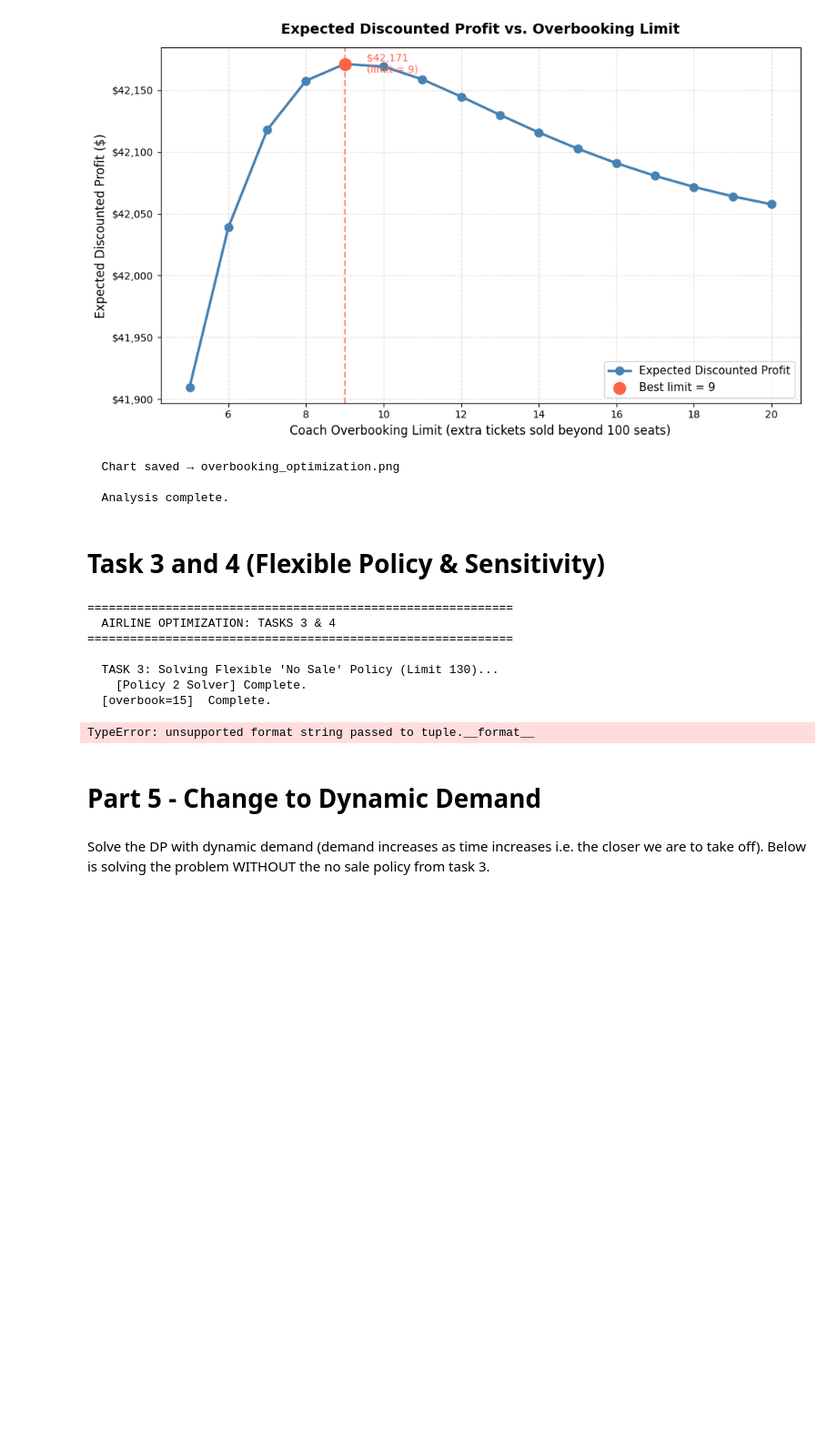
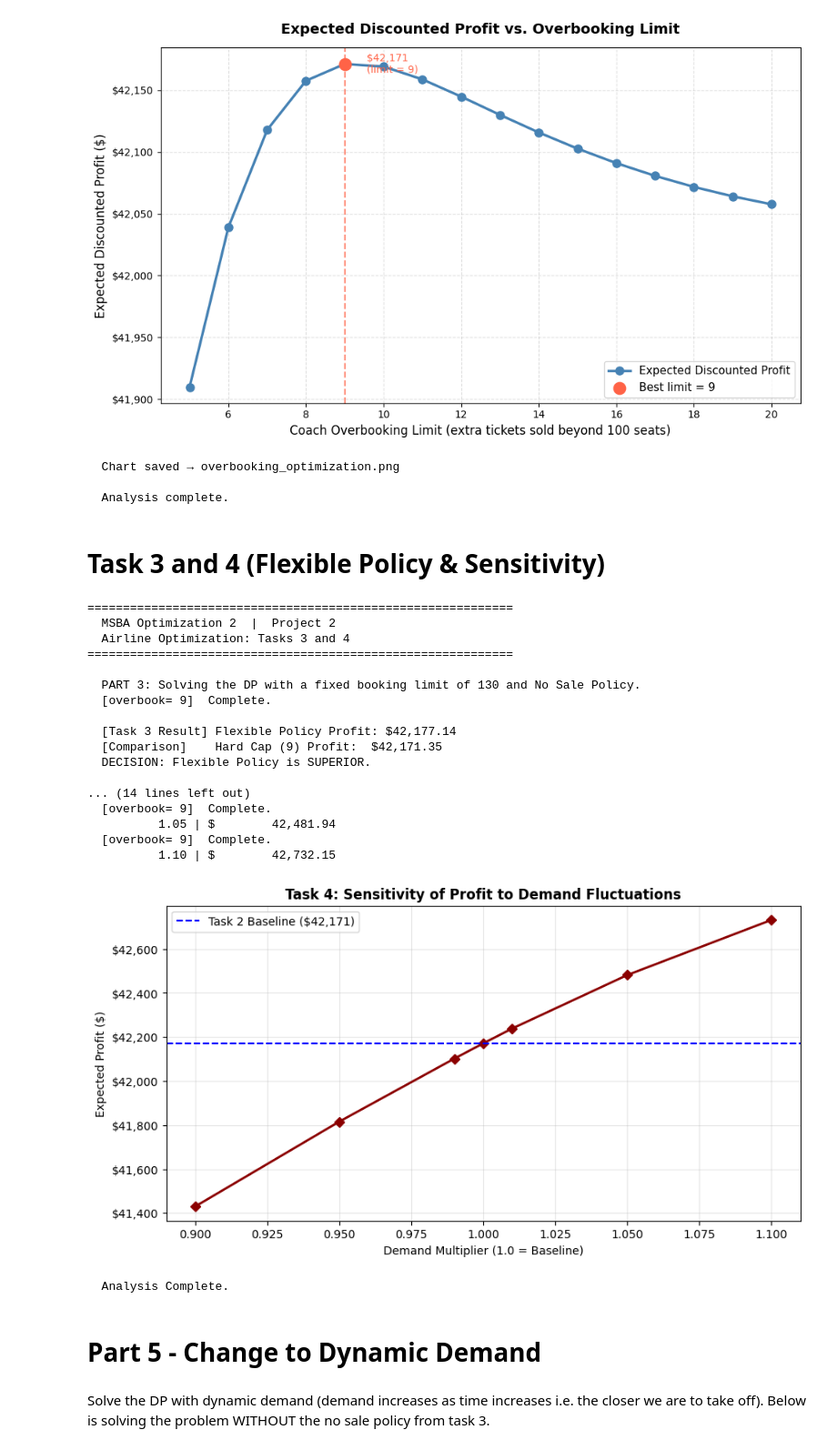
Before and after one commit to jringler30/airline_dynamic_programming, a Jupyter notebook: opti2_project2.ipynb, the cells around one changed output. Shown at 91% size. Saved outputs shown, nothing was run; the diff lists cells and outputs as text; code cells hidden in the pictures; blank space fills up the shorter version.

```diff
--- a/opti2_project2.ipynb
+++ b/opti2_project2.ipynb
@@ -515,7 +515,7 @@ if __name__ == "__main__":
 # %% [markdown]
 # Task 3 and 4 (Flexible Policy & Sensitivity)
 # %%
-def solve_dp_flexible_with_policy(max_coach=130):
+def solve_dp_flexible(max_coach=130):
     """
     Re-solve Policy 2 (No Sale, static demand) returning both the
     value table AND the optimal policy table.
@@ -584,7 +584,7 @@ def solve_dp_flexible_with_policy(max_coach=130):
                 value[t, cs, fs]  = best_ev
                 policy[t, cs, fs] = [best_coach_price, best_first_price]
 
-    print(f"    [Policy 2 Solver] Complete.{'':40}")
+    # print(f"    [Policy 2 Solver] Complete.{'':40}")
     return value, policy
 # %%
 def run_sensitivity_analysis(best_limit, multipliers):
@@ -627,16 +632,65 @@ def plot_task_4(sensitivity_results):
     plt.show()
-# %%
-if __name__ == "__main__":
-  main_v2()
-# %% [output]
-============================================================
-  AIRLINE OPTIMIZATION: TASKS 3 & 4
-============================================================
-
-  TASK 3: Solving Flexible 'No Sale' Policy (Limit 130)...
-    [Policy 2 Solver] Complete.
-  [overbook=15]  Complete.
-TypeError: unsupported format string passed to tuple.__format__
+# %%
+# Main Execution Block for the No Sale Policy
+
+def main_2():
+
+    print("\n" + "=" * 60)
+    print("  MSBA Optimization 2  |  Project 2")
+    print("  Airline Optimization: Tasks 3 and 4")
+    print("=" * 60)
+
+    # ── PART 3: Baseline with booking limit = 130 and No Sale Policy ─────────────
+    print("\n  PART 3: Solving the DP with a fixed booking limit of 130 and No Sale Policy.")
+    # print("  This is our benchmark — 5 seats beyond the 100-seat coach cabin.\n")
+
+    # NOTE: solve_dp_flexible_with_policy also returns the policy table, but we only need value here.
+    value, policy_table_placeholder = solve_dp_flexible(max_coach=130)
+
+    no_sale_fixed_profit = value[SELLING_HORIZON, 0, 0]
+
+    # We need a Task 2 result for comparison (using limit 15 as placeholder)
+    task2_best_limit = 9
+    task2_best_profit = solve_dp(task2_best_limit)
+
+    print(f"\n  [Task 3 Result] Flexible Policy Profit: ${no_sale_fixed_profit:,.2f}")
+    print(f"  [Comparison]    Hard Cap (9) Profit:  ${task2_best_profit:,.2f}")
+
+    if no_sale_fixed_profit > task2_best_profit:
+        print("  DECISION: Flexible Policy is SUPERIOR.")
+    else:
+        print("  DECISION: Hard Cap Policy is SUPERIOR.")
+
+
+   # Run Task 4
+    print("\n  TASK 4: Running Sensitivity Analysis on Sales Probabilities...")
+    multipliers = [0.90, 0.95, 0.99, 1.0, 1.01, 1.05, 1.10]
+    sens_results = run_sensitivity_analysis(task2_best_limit, multipliers)
+
+    plot_task_4(sens_results, baseline_profit=task2_best_profit) # Passed baseline_profit here
+    print("\n  Analysis Complete.")
+# %%
+main_2()
+# %% [output]
+============================================================
+  MSBA Optimization 2  |  Project 2
+  Airline Optimization: Tasks 3 and 4
+============================================================
+
+  PART 3: Solving the DP with a fixed booking limit of 130 and No Sale Policy.
+  [overbook= 9]  Complete.
+
+  [Task 3 Result] Flexible Policy Profit: $42,177.14
+  [Comparison]    Hard Cap (9) Profit:  $42,171.35
+  DECISION: Flexible Policy is SUPERIOR.
+
+... (14 lines left out)
+  [overbook= 9]  Complete.
+          1.05 | $        42,481.94
+  [overbook= 9]  Complete.
+          1.10 | $        42,732.15
+[figure, added]
+  Analysis Complete.
 # %% [markdown]
 # Part 5 - Change to Dynamic Demand
 # %% [markdown]
```
Also changed, not shown: parts of 12 cells of this notebook.
